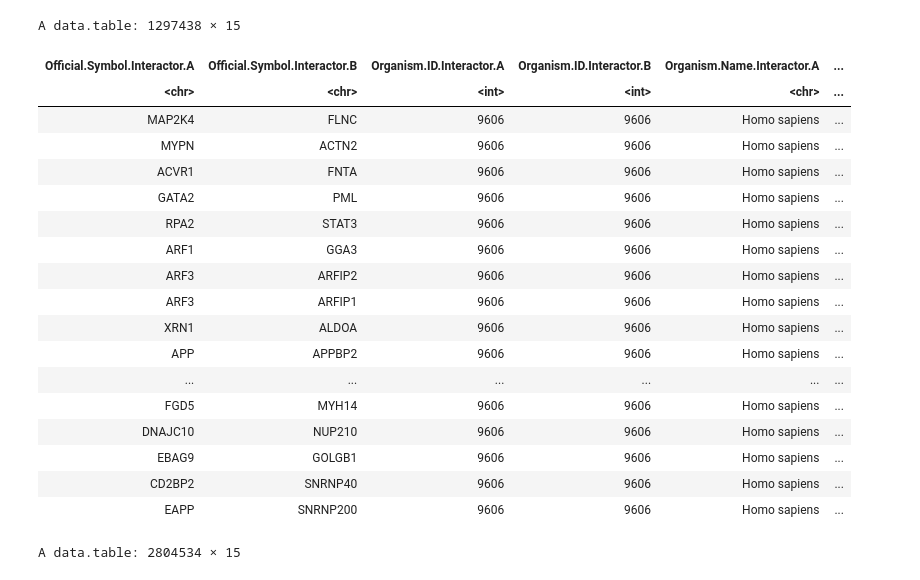
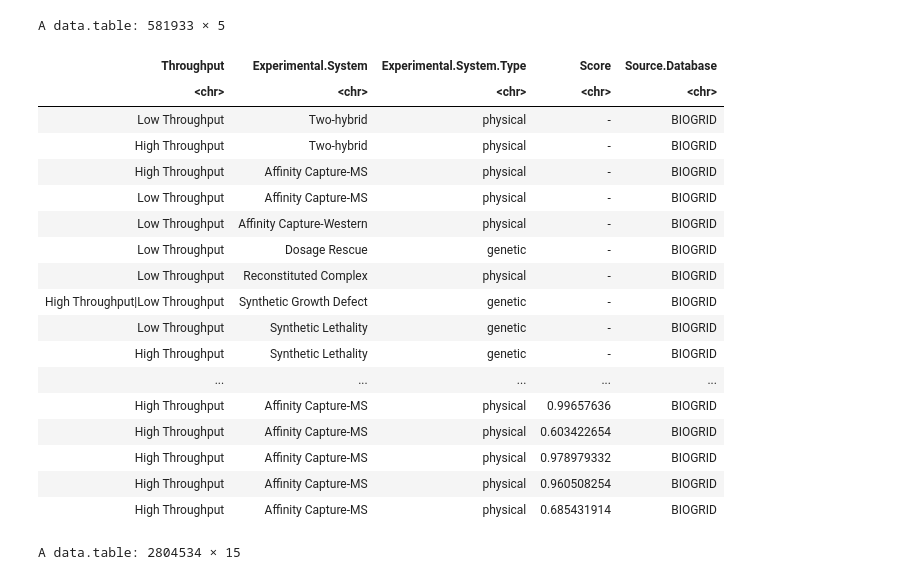
Before and after one commit to loganylchen/MPAGE, a Jupyter notebook: testing.ipynb, the cells around one changed output. Cells and saved outputs as stored; diff of their text form; code cells hidden in the pictures.

```diff
--- a/testing.ipynb
+++ b/testing.ipynb
@@ -57,25 +676,27 @@ saveRDS(sadf, "inst/extdata/biogrid_processed.rds")
 # %%
-sadf
+df %>%
+    dplyr::select(Throughput, Experimental.System, Experimental.System.Type, Score, Source.Database) %>%
+    distinct()
 # %% [output]
-A data.table: 1297438 × 15
+A data.table: 581933 × 5
-| Official.Symbol.Interactor.A | Official.Symbol.Interactor.B | Organism.ID.Interactor.A | Organism.ID.Interactor.B | Organism.Name.Interactor.A | ... |
-| <chr> | <chr> | <int> | <int> | <chr> | ... |
-| MAP2K4 | FLNC | 9606 | 9606 | Homo sapiens | ... |
-| MYPN | ACTN2 | 9606 | 9606 | Homo sapiens | ... |
-| ACVR1 | FNTA | 9606 | 9606 | Homo sapiens | ... |
-| GATA2 | PML | 9606 | 9606 | Homo sapiens | ... |
-| RPA2 | STAT3 | 9606 | 9606 | Homo sapiens | ... |
-| ARF1 | GGA3 | 9606 | 9606 | Homo sapiens | ... |
-| ARF3 | ARFIP2 | 9606 | 9606 | Homo sapiens | ... |
-| ARF3 | ARFIP1 | 9606 | 9606 | Homo sapiens | ... |
-| XRN1 | ALDOA | 9606 | 9606 | Homo sapiens | ... |
-| APP | APPBP2 | 9606 | 9606 | Homo sapiens | ... |
-| ... | ... | ... | ... | ... | ... |
-| FGD5 | MYH14 | 9606 | 9606 | Homo sapiens | ... |
-| DNAJC10 | NUP210 | 9606 | 9606 | Homo sapiens | ... |
-| EBAG9 | GOLGB1 | 9606 | 9606 | Homo sapiens | ... |
-| CD2BP2 | SNRNP40 | 9606 | 9606 | Homo sapiens | ... |
-| EAPP | SNRNP200 | 9606 | 9606 | Homo sapiens | ... |
+| Throughput | Experimental.System | Experimental.System.Type | Score | Source.Database |
+| <chr> | <chr> | <chr> | <chr> | <chr> |
+| Low Throughput | Two-hybrid | physical | - | BIOGRID |
+| High Throughput | Two-hybrid | physical | - | BIOGRID |
+| High Throughput | Affinity Capture-MS | physical | - | BIOGRID |
+| Low Throughput | Affinity Capture-MS | physical | - | BIOGRID |
+| Low Throughput | Affinity Capture-Western | physical | - | BIOGRID |
+| Low Throughput | Dosage Rescue | genetic | - | BIOGRID |
+| Low Throughput | Reconstituted Complex | physical | - | BIOGRID |
+| High Throughput|Low Throughput | Synthetic Growth Defect | genetic | - | BIOGRID |
+| Low Throughput | Synthetic Lethality | genetic | - | BIOGRID |
+| High Throughput | Synthetic Lethality | genetic | - | BIOGRID |
+| ... | ... | ... | ... | ... |
+| High Throughput | Affinity Capture-MS | physical | 0.99657636 | BIOGRID |
+| High Throughput | Affinity Capture-MS | physical | 0.603422654 | BIOGRID |
+| High Throughput | Affinity Capture-MS | physical | 0.978979332 | BIOGRID |
+| High Throughput | Affinity Capture-MS | physical | 0.960508254 | BIOGRID |
+| High Throughput | Affinity Capture-MS | physical | 0.685431914 | BIOGRID |
 # %%
 df %>% dplyr::select(
     Official.Symbol.Interactor.A, Official.Symbol.Interactor.B,
```
Also changed, not shown: parts of 34 cells of this notebook, 4 other files.
